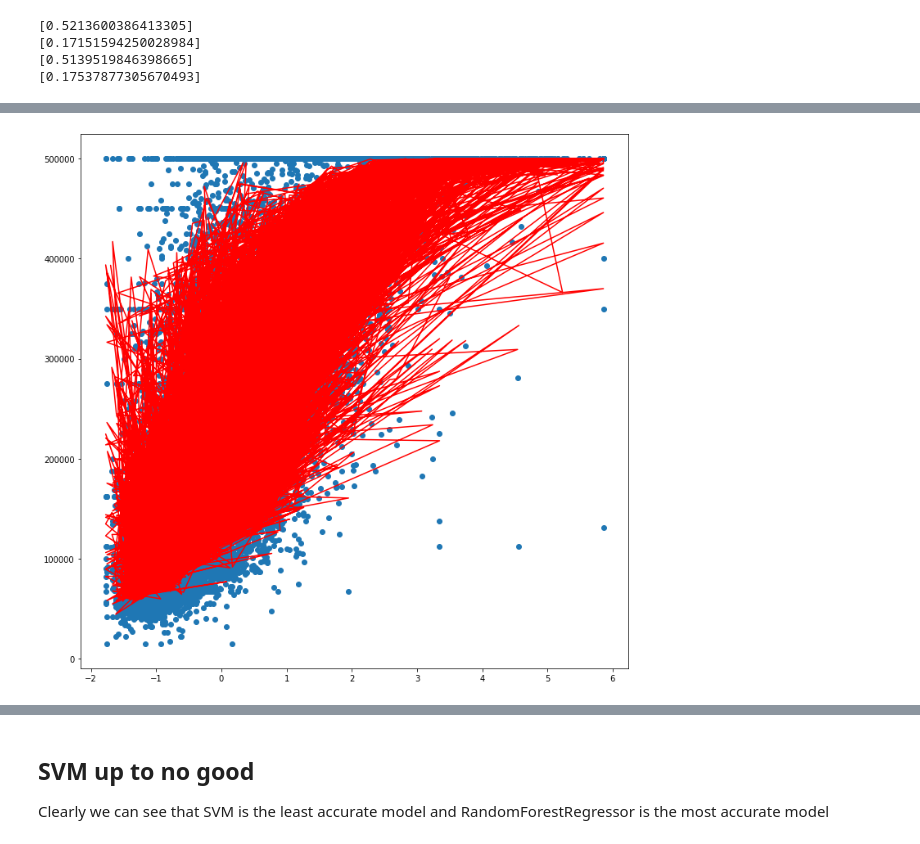
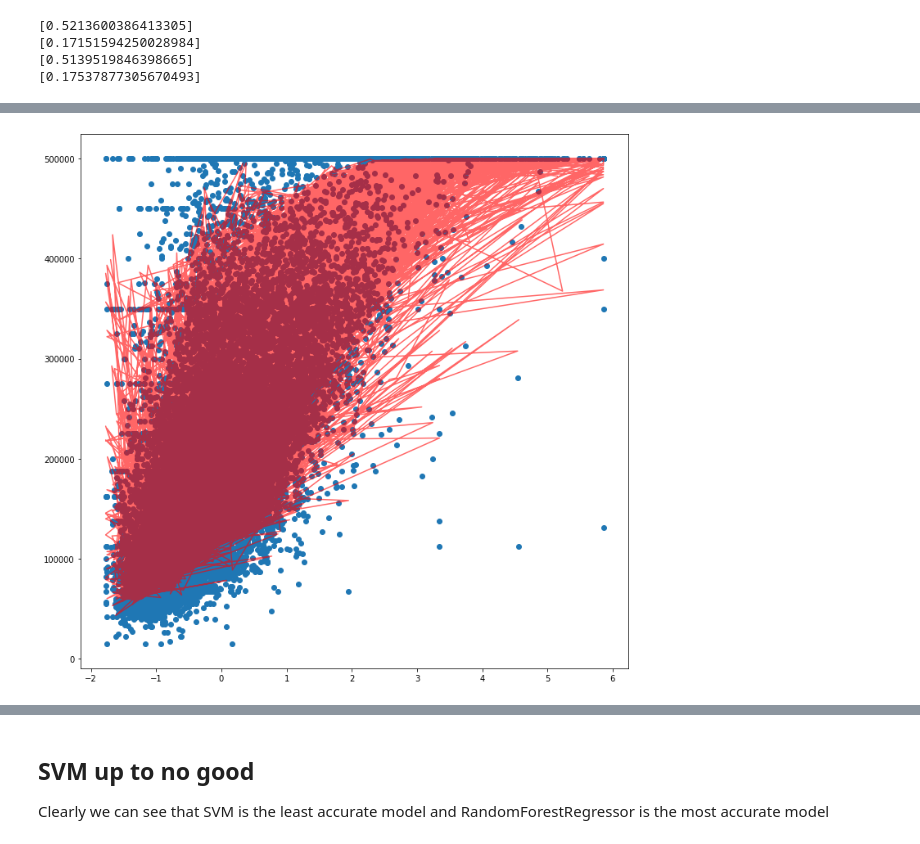
Before and after one commit to lazy-af-7/ML-Prac, a Jupyter notebook: prediction_models.ipynb, the cells around one changed output, grey strips where cells are left out. Cells and saved outputs as stored; diff of their text form; code cells hidden in the pictures.

Commit message:
making graphs translucent to see overfitting/underfitting

```diff
--- a/prediction_models.ipynb
+++ b/prediction_models.ipynb
@@ -180,10 +180,10 @@ print(test_mse_scores)
 # %%
 plt.figure(figsize=(12,12))
 plt.scatter(df['median_income'],Y)
-plt.plot(df['median_income'],model.predict(df),color='red')
+plt.plot(df['median_income'],model.predict(df),color='red',alpha=0.6)
 plt.show()
 # %% [output]
-[figure, old version]
+[figure, new version]
 # %%
 #KNeighbourRegressor
 model=KNeighborsRegressor()
```
Also changed, not shown: parts of 6 cells of this notebook.
